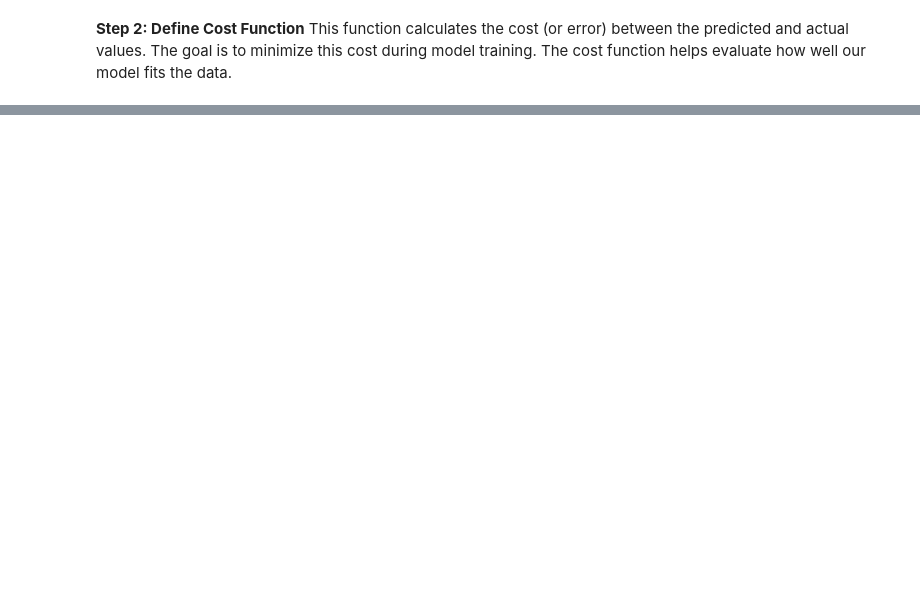
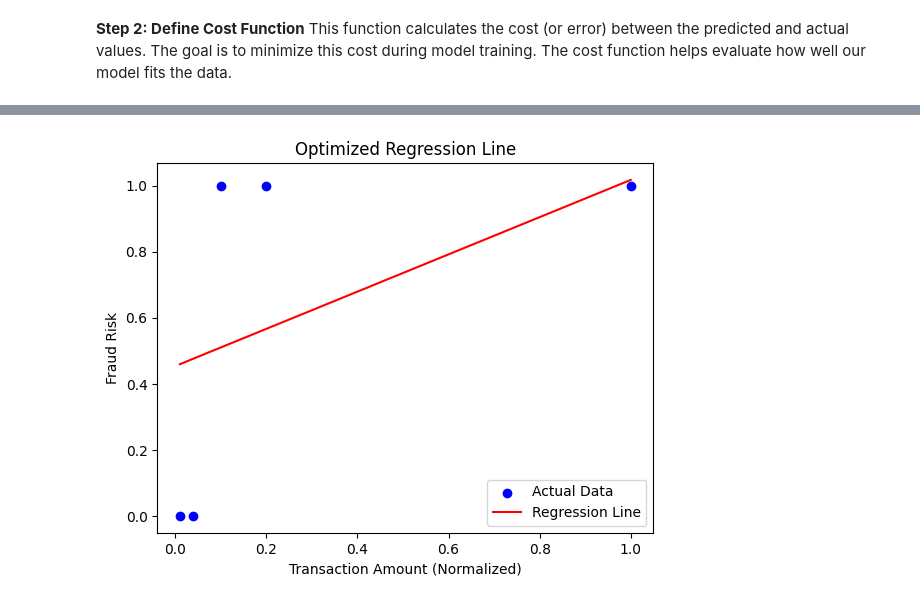
Before and after one commit to flammarionick/Probability-Distributions_Group_9, a Jupyter notebook: Group_9.ipynb, the cells around one changed output, grey strips where cells are left out. Cells and saved outputs as stored; diff of their text form; code cells hidden in the pictures; blank space fills up the shorter version.

```diff
--- a/Group_9.ipynb
+++ b/Group_9.ipynb
@@ -257,0 +332,13 @@ def gradient_descent(X, Y, learning_rate=0.01, iterations=100):
+# %%
+predictions = m_opt * X + b_opt
+
+plt.scatter(X, Y, color='blue', label="Actual Data")
+plt.plot(X, predictions, color='red', label="Regression Line")
+
+plt.xlabel("Transaction Amount (Normalized)")
+plt.ylabel("Fraud Risk")
+plt.title("Optimized Regression Line")
+plt.legend()
+plt.show()
+# %% [output]
+[figure, added]
```
Also changed, not shown: parts of 12 cells of this notebook.
